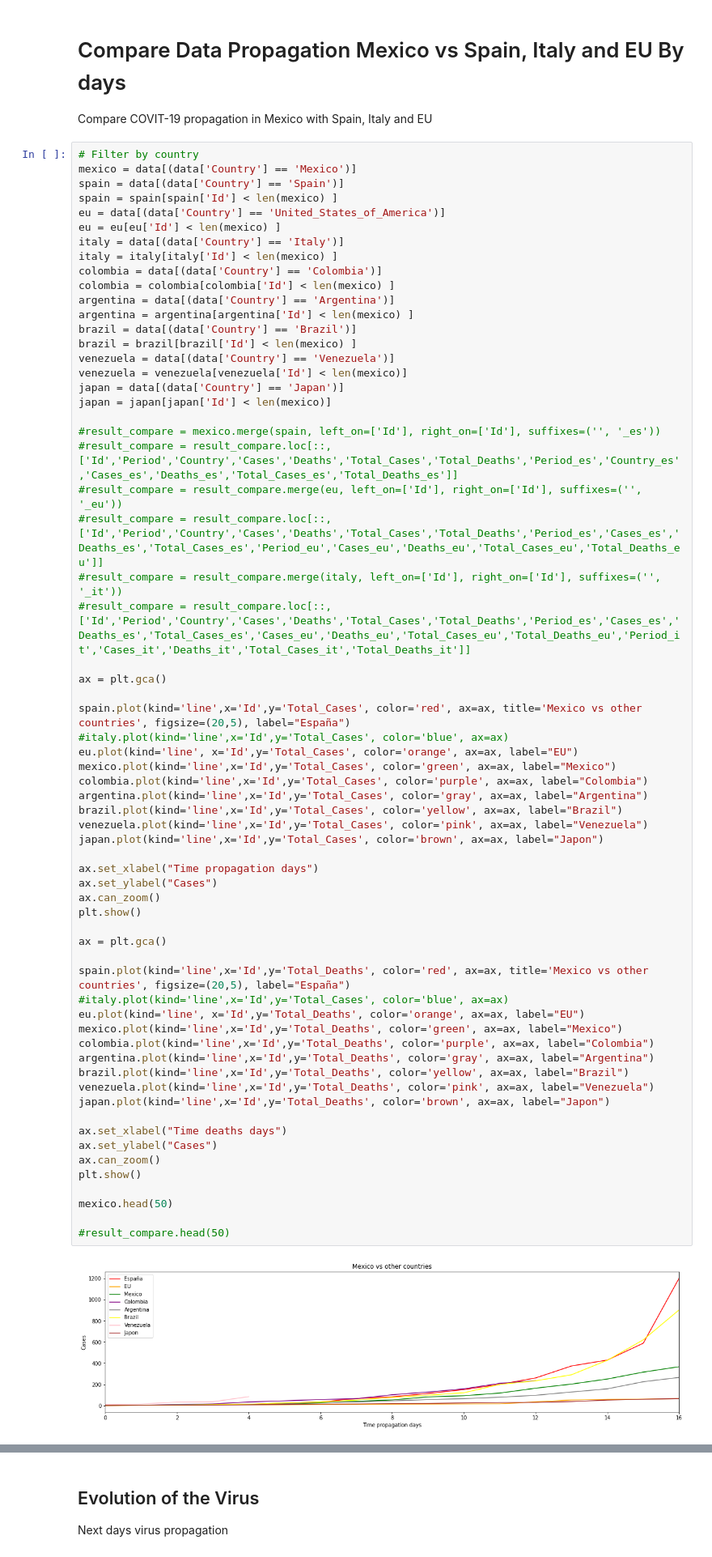
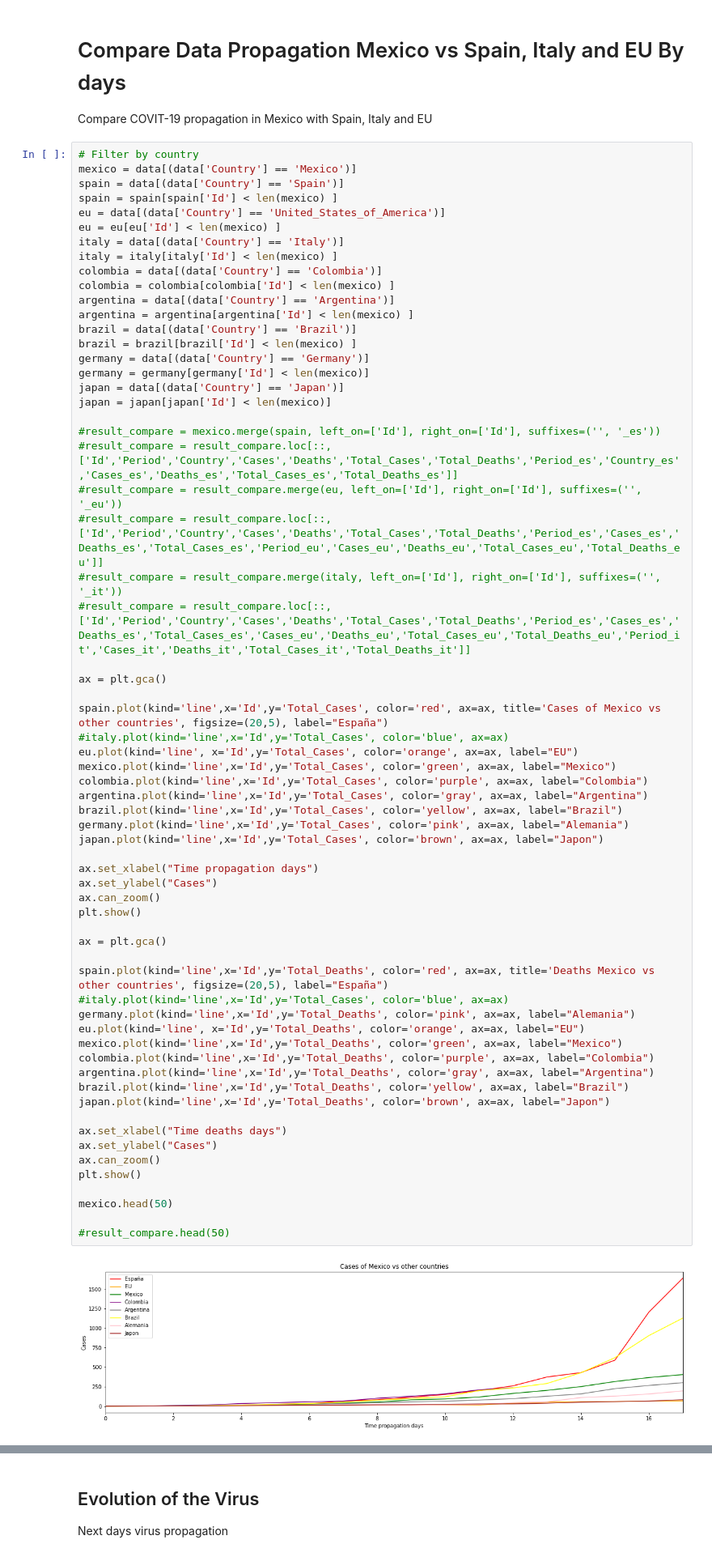
Before and after one commit to eocode/COVIT-19-Mexico, a Jupyter notebook: COVIT-19 Analisys.ipynb, the cells around one changed output, grey strips where cells are left out. Shown: that part at 81% size. Saved outputs shown, nothing was run; the diff lists cells and outputs as text.

Commit message:
Update to 25/03/2020 and include worse of case

```diff
--- a/COVIT-19 Analisys.ipynb
+++ b/COVIT-19 Analisys.ipynb
@@ -105,8 +105,8 @@ argentina = data[(data['Country'] == 'Argentina')]
 argentina = argentina[argentina['Id'] < len(mexico) ]
 brazil = data[(data['Country'] == 'Brazil')]
 brazil = brazil[brazil['Id'] < len(mexico) ]
-venezuela = data[(data['Country'] == 'Venezuela')]
-venezuela = venezuela[venezuela['Id'] < len(mexico)]
+germany = data[(data['Country'] == 'Germany')]
+germany = germany[germany['Id'] < len(mexico)]
 japan = data[(data['Country'] == 'Japan')]
 japan = japan[japan['Id'] < len(mexico)]
 
@@ -119,40 +119,40 @@ japan = japan[japan['Id'] < len(mexico)]
 
 ax = plt.gca()
 
-spain.plot(kind='line',x='Id',y='Total_Cases', color='red', ax=ax, title='Mexico vs other countries', figsize=(20,5), label="España")
+spain.plot(kind='line',x='Id',y='Total_Cases', color='red', ax=ax, title='Cases of Mexico vs other countries', figsize=(20,5), label="España")
 #italy.plot(kind='line',x='Id',y='Total_Cases', color='blue', ax=ax)
 eu.plot(kind='line', x='Id',y='Total_Cases', color='orange', ax=ax, label="EU")
 mexico.plot(kind='line',x='Id',y='Total_Cases', color='green', ax=ax, label="Mexico")
 colombia.plot(kind='line',x='Id',y='Total_Cases', color='purple', ax=ax, label="Colombia")
 argentina.plot(kind='line',x='Id',y='Total_Cases', color='gray', ax=ax, label="Argentina")
 brazil.plot(kind='line',x='Id',y='Total_Cases', color='yellow', ax=ax, label="Brazil")
-venezuela.plot(kind='line',x='Id',y='Total_Cases', color='pink', ax=ax, label="Venezuela")
+germany.plot(kind='line',x='Id',y='Total_Cases', color='pink', ax=ax, label="Alemania")
 japan.plot(kind='line',x='Id',y='Total_Cases', color='brown', ax=ax, label="Japon")
 
 ax.set_xlabel("Time propagation days")
 ax.set_ylabel("Cases")
 ax.can_zoom()
 plt.show()
 
 ax = plt.gca()
 
-spain.plot(kind='line',x='Id',y='Total_Deaths', color='red', ax=ax, title='Mexico vs other countries', figsize=(20,5), label="España")
+spain.plot(kind='line',x='Id',y='Total_Deaths', color='red', ax=ax, title='Deaths Mexico vs other countries', figsize=(20,5), label="España")
 #italy.plot(kind='line',x='Id',y='Total_Cases', color='blue', ax=ax)
+germany.plot(kind='line',x='Id',y='Total_Deaths', color='pink', ax=ax, label="Alemania")
 eu.plot(kind='line', x='Id',y='Total_Deaths', color='orange', ax=ax, label="EU")
 mexico.plot(kind='line',x='Id',y='Total_Deaths', color='green', ax=ax, label="Mexico")
 colombia.plot(kind='line',x='Id',y='Total_Deaths', color='purple', ax=ax, label="Colombia")
 argentina.plot(kind='line',x='Id',y='Total_Deaths', color='gray', ax=ax, label="Argentina")
 brazil.plot(kind='line',x='Id',y='Total_Deaths', color='yellow', ax=ax, label="Brazil")
-venezuela.plot(kind='line',x='Id',y='Total_Deaths', color='pink', ax=ax, label="Venezuela")
 japan.plot(kind='line',x='Id',y='Total_Deaths', color='brown', ax=ax, label="Japon")
 
 ax.set_xlabel("Time deaths days")
 ax.set_ylabel("Cases")
 ax.can_zoom()
 plt.show()
 
 mexico.head(50)
 
 #result_compare.head(50)
 # %% [output]
-[figure, old version]
+[figure, new version]
```
Also changed, not shown: parts of 7 cells of this notebook, 18 other files.
